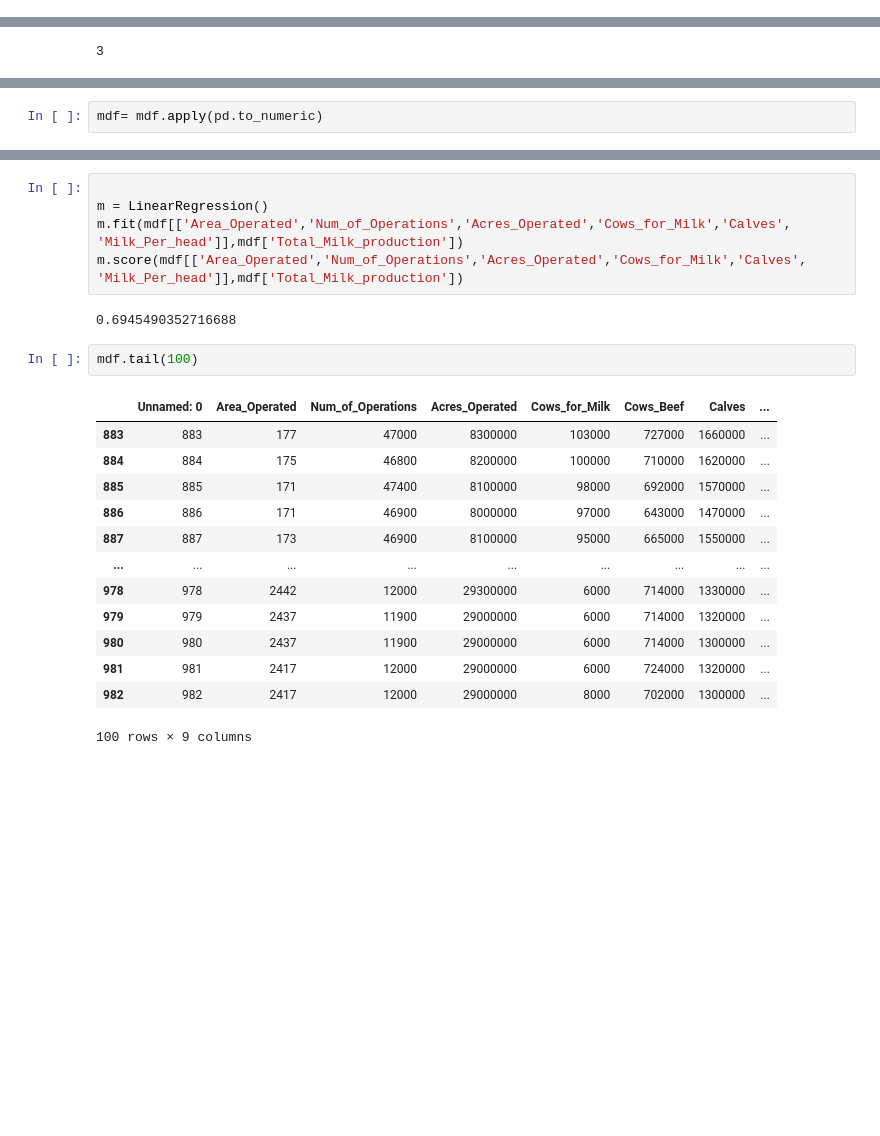
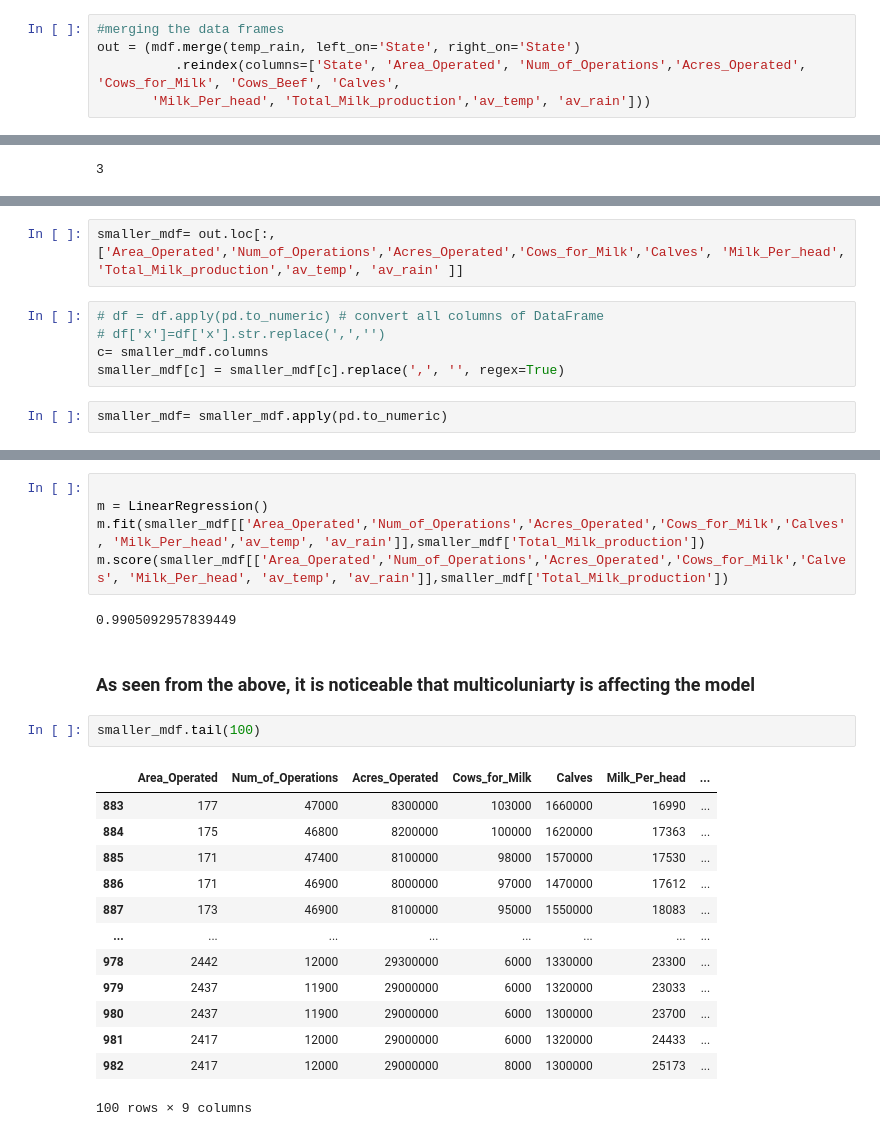
Before and after one commit to naifalzahrani/Regression_Project, a Jupyter notebook: MVP_Regression.ipynb, the cells around one changed output, grey strips where cells are left out. Saved outputs shown, nothing was run; the diff lists cells and outputs as text; blank space fills up the shorter version.

```diff
--- a/MVP_Regression.ipynb
+++ b/MVP_Regression.ipynb
@@ -103,0 +89,5 @@ mdf = pd.read_csv('Milk_production_2')
+# %%
+#merging the data frames
+out = (mdf.merge(temp_rain, left_on='State', right_on='State')
+          .reindex(columns=['State', 'Area_Operated', 'Num_of_Operations','Acres_Operated', 'Cows_for_Milk', 'Cows_Beef', 'Calves',
+       'Milk_Per_head', 'Total_Milk_production','av_temp', 'av_rain']))
@@ -118,2 +112,9 @@ mdf[c] = mdf[c].replace(',', '', regex=True)
+# %%
+smaller_mdf= out.loc[:, ['Area_Operated','Num_of_Operations','Acres_Operated','Cows_for_Milk','Calves', 'Milk_Per_head', 'Total_Milk_production','av_temp', 'av_rain' ]]
+# %%
+# df = df.apply(pd.to_numeric) # convert all columns of DataFrame
+# df['x']=df['x'].str.replace(',','')
+c= smaller_mdf.columns
+smaller_mdf[c] = smaller_mdf[c].replace(',', '', regex=True)
 # %%
-mdf= mdf.apply(pd.to_numeric)
+smaller_mdf= smaller_mdf.apply(pd.to_numeric)
@@ -120,23 +141,25 @@ mdf= mdf.apply(pd.to_numeric)
 # %%
 
 m = LinearRegression()
-m.fit(mdf[['Area_Operated','Num_of_Operations','Acres_Operated','Cows_for_Milk','Calves', 'Milk_Per_head']],mdf['Total_Milk_production'])
-m.score(mdf[['Area_Operated','Num_of_Operations','Acres_Operated','Cows_for_Milk','Calves', 'Milk_Per_head']],mdf['Total_Milk_production'])
+m.fit(smaller_mdf[['Area_Operated','Num_of_Operations','Acres_Operated','Cows_for_Milk','Calves', 'Milk_Per_head','av_temp', 'av_rain']],smaller_mdf['Total_Milk_production'])
+m.score(smaller_mdf[['Area_Operated','Num_of_Operations','Acres_Operated','Cows_for_Milk','Calves', 'Milk_Per_head', 'av_temp', 'av_rain']],smaller_mdf['Total_Milk_production'])
 # %% [output]
-0.6945490352716688
+0.9905092957839449
+# %% [markdown]
+### As seen from the above, it is noticeable that multicoluniarty is affecting the model
 # %%
-mdf.tail(100)
+smaller_mdf.tail(100)
 # %% [output]
-|  | Unnamed: 0 | Area_Operated | Num_of_Operations | Acres_Operated | Cows_for_Milk | Cows_Beef | Calves | ... |
-| 883 | 883 | 177 | 47000 | 8300000 | 103000 | 727000 | 1660000 | ... |
-| 884 | 884 | 175 | 46800 | 8200000 | 100000 | 710000 | 1620000 | ... |
-| 885 | 885 | 171 | 47400 | 8100000 | 98000 | 692000 | 1570000 | ... |
-| 886 | 886 | 171 | 46900 | 8000000 | 97000 | 643000 | 1470000 | ... |
-| 887 | 887 | 173 | 46900 | 8100000 | 95000 | 665000 | 1550000 | ... |
-| ... | ... | ... | ... | ... | ... | ... | ... | ... |
-| 978 | 978 | 2442 | 12000 | 29300000 | 6000 | 714000 | 1330000 | ... |
-| 979 | 979 | 2437 | 11900 | 29000000 | 6000 | 714000 | 1320000 | ... |
-| 980 | 980 | 2437 | 11900 | 29000000 | 6000 | 714000 | 1300000 | ... |
-| 981 | 981 | 2417 | 12000 | 29000000 | 6000 | 724000 | 1320000 | ... |
-| 982 | 982 | 2417 | 12000 | 29000000 | 8000 | 702000 | 1300000 | ... |
+|  | Area_Operated | Num_of_Operations | Acres_Operated | Cows_for_Milk | Calves | Milk_Per_head | ... |
+| 883 | 177 | 47000 | 8300000 | 103000 | 1660000 | 16990 | ... |
+| 884 | 175 | 46800 | 8200000 | 100000 | 1620000 | 17363 | ... |
+| 885 | 171 | 47400 | 8100000 | 98000 | 1570000 | 17530 | ... |
+| 886 | 171 | 46900 | 8000000 | 97000 | 1470000 | 17612 | ... |
+| 887 | 173 | 46900 | 8100000 | 95000 | 1550000 | 18083 | ... |
+| ... | ... | ... | ... | ... | ... | ... | ... |
+| 978 | 2442 | 12000 | 29300000 | 6000 | 1330000 | 23300 | ... |
+| 979 | 2437 | 11900 | 29000000 | 6000 | 1320000 | 23033 | ... |
+| 980 | 2437 | 11900 | 29000000 | 6000 | 1300000 | 23700 | ... |
+| 981 | 2417 | 12000 | 29000000 | 6000 | 1320000 | 24433 | ... |
+| 982 | 2417 | 12000 | 29000000 | 8000 | 1300000 | 25173 | ... |
 100 rows × 9 columns
```
Also changed, not shown: parts of 22 cells of this notebook, 9 other files.
